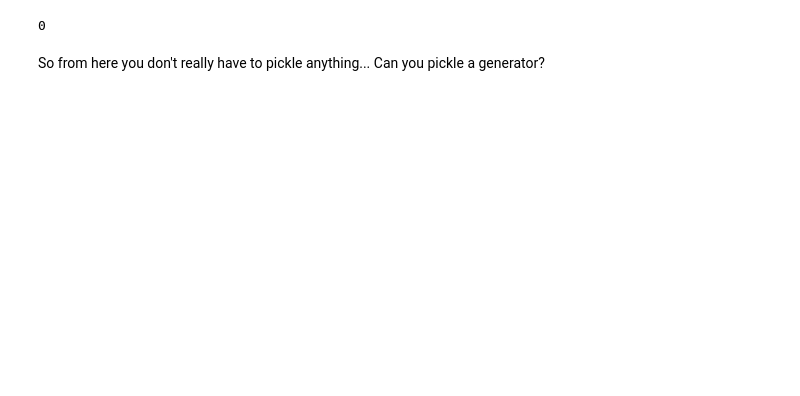
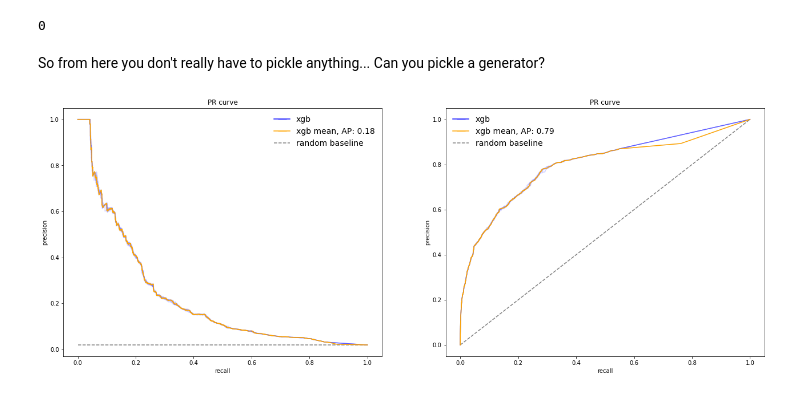
Before and after one commit to Polichinel/The_Currents_of_Conflict, a Jupyter notebook: find_rf_hp_pred_dfs.ipynb, the cells around one changed output. Cells and saved outputs as stored; diff of their text form; code cells hidden in the pictures; blank space fills up the shorter version.

```diff
--- a/find_rf_hp_pred_dfs.ipynb
+++ b/find_rf_hp_pred_dfs.ipynb
@@ -230,14 +230,16 @@ random_ap_base = (y_test>0).mean()
 rf_mean_precision, rf_mean_recall, _ = metrics.precision_recall_curve(y_test, rf_pred_mean)
 rf_mean_AP = metrics.average_precision_score(y_test, rf_pred_std)
 
-rf_mean_fpr, rf_mean_tpr, _ = roc_curve(y_test, rf_pred_mean)
-rf_mean_AUC = metrics.roc_auc(y_test, rf_pred_mean)
+rf_mean_fpr, rf_mean_tpr, _ =  metrics.roc_curve(y_test, rf_pred_mean)
+rf_mean_AUC = metrics.roc_auc_score(y_test, rf_pred_mean)
 
+# -------------------------------------------------------------------------
+# Fig
+plt.figure(figsize = [22,8])
 
 # ---------------------------------------------------------------------------
 #PR/AP
-
-plt.figure(figsize = [8,8])
+plt.subplot(1,2,1)
 
 plt.title('PR curve')
 plt.ylabel('precision')
@@ -252,37 +254,36 @@ for i in pr_test_list:
 plt.plot(rf_mean_recall,rf_mean_precision, color = 'orange', alpha = 1)
 
 
 rf_line = mlines.Line2D([], [], color='blue', marker='_', markersize=15, label='xgb')
-rf_mean_line = mlines.Line2D([], [], color='orange', marker='_', markersize=15, label=f'xgb mean, AP: {xgb_mean_AP:.2}')
+rf_mean_line = mlines.Line2D([], [], color='orange', marker='_', markersize=15, label=f'xgb mean, AP: {rf_mean_AP:.2}')
 random_ap_line = mlines.Line2D([], [], color='gray', linestyle='--', markersize=15, label='random baseline')
 
 plt.legend(handles=[rf_line, rf_mean_line, random_ap_line],frameon = False, fontsize = 14)
 
-plt.show()
-
 
 # ---------------------------------------------------------------------------
 #ROC/AUC
-
-plt.figure(figsize = [8,8])
+plt.subplot(1,2,2)
 
 plt.title('PR curve')
 plt.ylabel('precision')
 plt.xlabel('recall')
 
-plt.plot([0, 1], [0, 1], color='gray', lw=lw, linestyle='--')
+plt.plot([0, 1], [0, 1], color='gray', linestyle='--')
 
 for i in roc_test_list:
 
     plt.plot(i[0], i[1], color = 'blue', alpha = 0.1)
 
 plt.plot(rf_mean_fpr,rf_mean_tpr, color = 'orange', alpha = 1)
 
 
 rf_line = mlines.Line2D([], [], color='blue', marker='_', markersize=15, label='xgb')
-rf_mean_line = mlines.Line2D([], [], color='orange', marker='_', markersize=15, label=f'xgb mean, AP: {xgb_mean_AP:.2}')
+rf_mean_line = mlines.Line2D([], [], color='orange', marker='_', markersize=15, label=f'xgb mean, AP: {rf_mean_AUC:.2}')
 random_auc_line = mlines.Line2D([], [], color='gray', linestyle='--', markersize=15, label='random baseline')
 
 plt.legend(handles=[rf_line, rf_mean_line, random_auc_line],frameon = False, fontsize = 14)
 
 plt.show()
+# %% [output]
+[figure, added]
```
Also changed, not shown: parts of 4 cells of this notebook, 1 other file.
